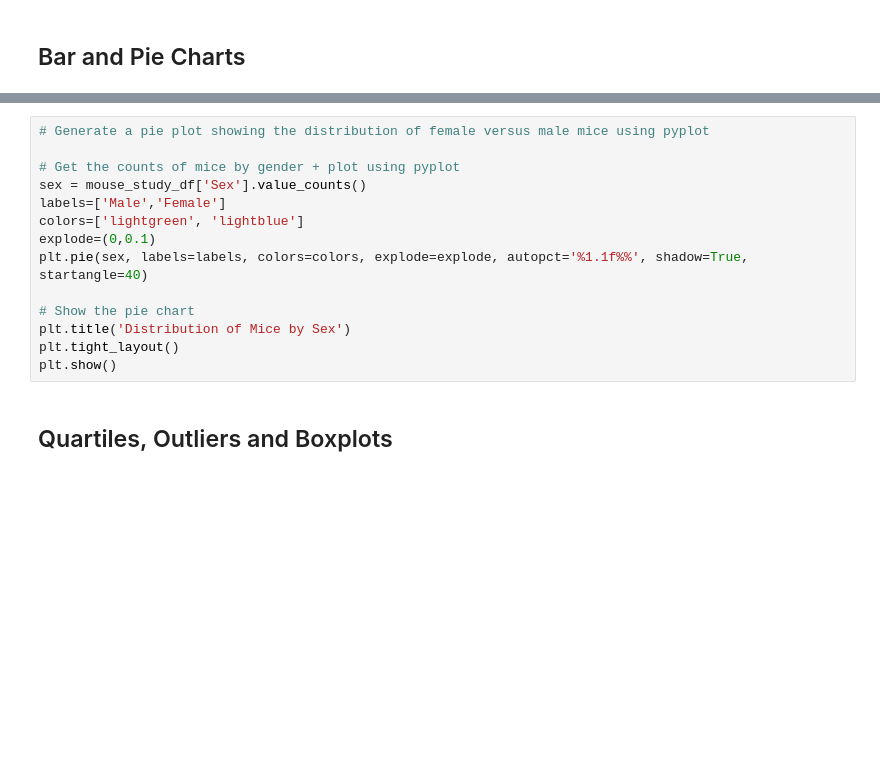
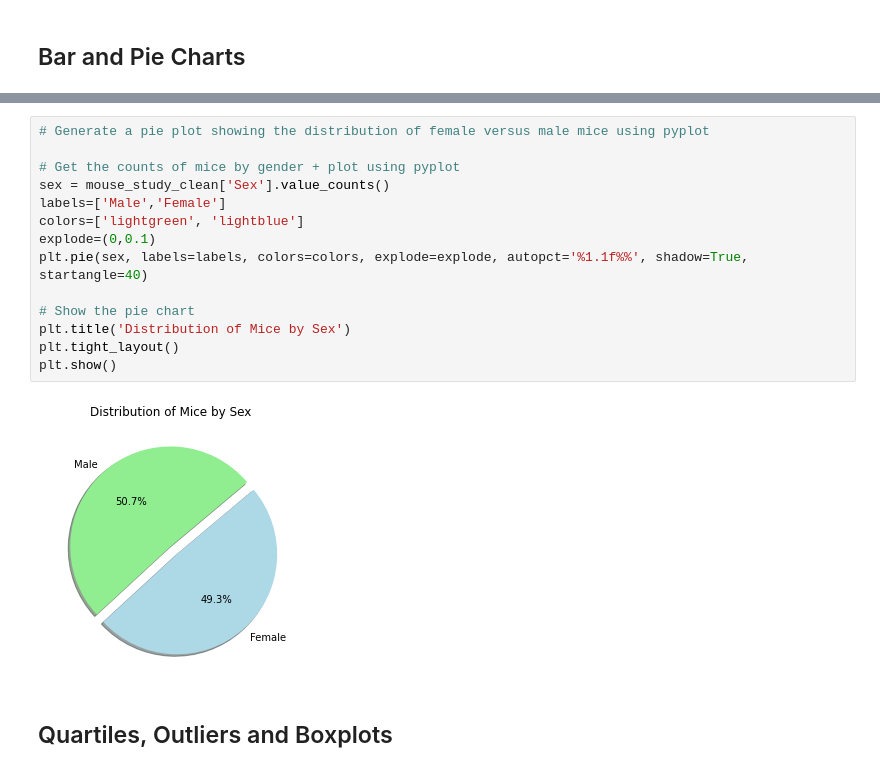
Before and after one commit to austin3216/matplotlib-challenge, a Jupyter notebook: pymaceuticals_starter.ipynb, the cells around one changed output, grey strips where cells are left out. Drawn from its saved outputs; the diff is of its cells as text; blank space fills up the shorter version.

```diff
--- a/pymaceuticals_starter.ipynb
+++ b/pymaceuticals_starter.ipynb
@@ -119,17 +178,19 @@ plt.show()
 # %%
 # Generate a pie plot showing the distribution of female versus male mice using pyplot
 
 # Get the counts of mice by gender + plot using pyplot
-sex = mouse_study_df['Sex'].value_counts()
+sex = mouse_study_clean['Sex'].value_counts()
 labels=['Male','Female']
 colors=['lightgreen', 'lightblue']
 explode=(0,0.1)
 plt.pie(sex, labels=labels, colors=colors, explode=explode, autopct='%1.1f%%', shadow=True, startangle=40)
 
 # Show the pie chart
 plt.title('Distribution of Mice by Sex')
 plt.tight_layout()
 plt.show()
+# %% [output]
+[figure, added]
 # %% [markdown]
 ## Quartiles, Outliers and Boxplots
 # %%
```
Also changed, not shown: parts of 12 cells of this notebook.
